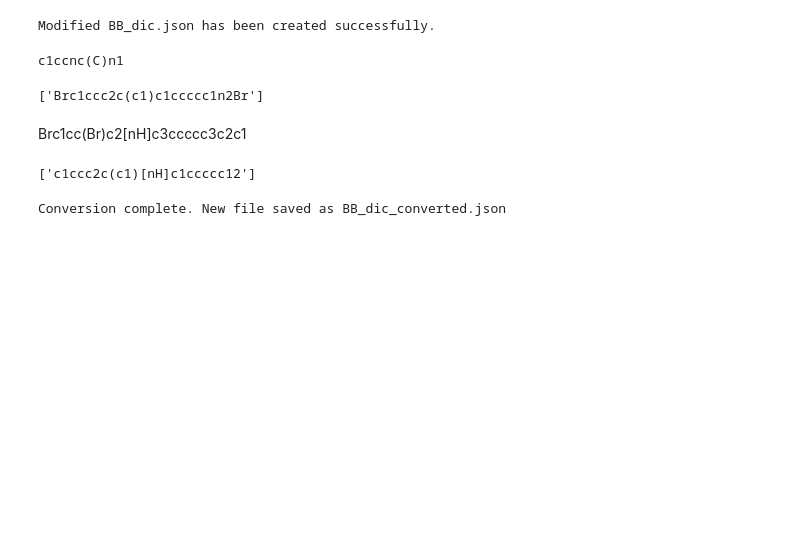
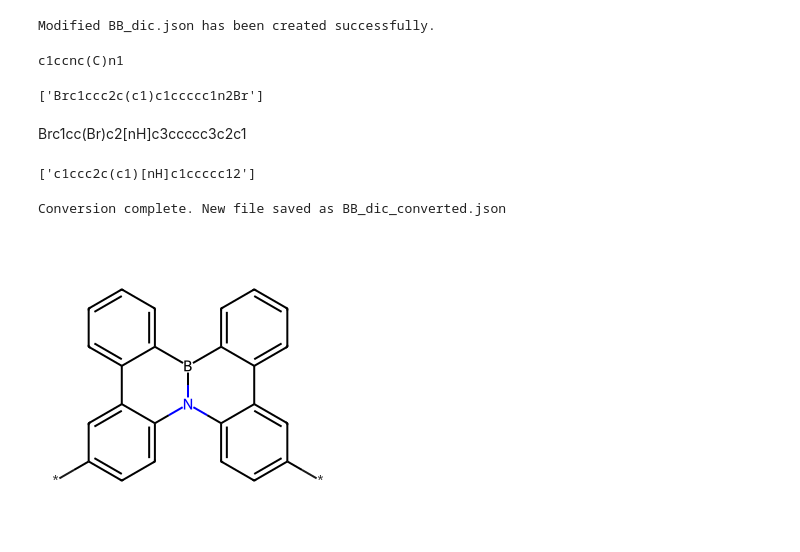
Before and after one commit to princesswinnie1122/AutoFF, a Jupyter notebook: tests.ipynb, the cells around one changed output. Saved outputs shown, nothing was run; the diff lists cells and outputs as text; code cells hidden in the pictures; blank space fills up the shorter version.

```diff
--- a/tests.ipynb
+++ b/tests.ipynb
@@ -177,3 +177,14 @@ with open('BB_dic.json', 'w') as f:
 print("Conversion complete. New file saved as BB_dic_converted.json")
 # %% [output]
 Conversion complete. New file saved as BB_dic_converted.json
+# %%
+from rdkit import Chem
+from rdkit.Chem import Draw
+# Define the SMILES with dummy atoms (*) replaced by Bromine (Br) for visualization
+smiles = "[*]c1ccc2c(c1)-c1ccccc1B1c3ccccc3-c3cc([*])ccc3N12"
+
+# Convert SMILES to RDKit molecule object
+mol = Chem.MolFromSmiles(smiles)
+Draw.MolToImage(mol)
+# %% [output]
+[figure, added]
```
Also changed, not shown: 5 other files.
